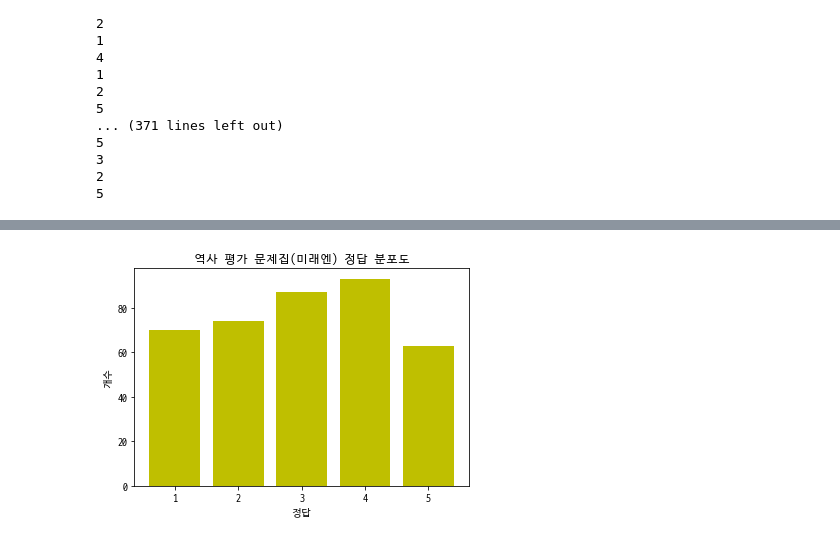
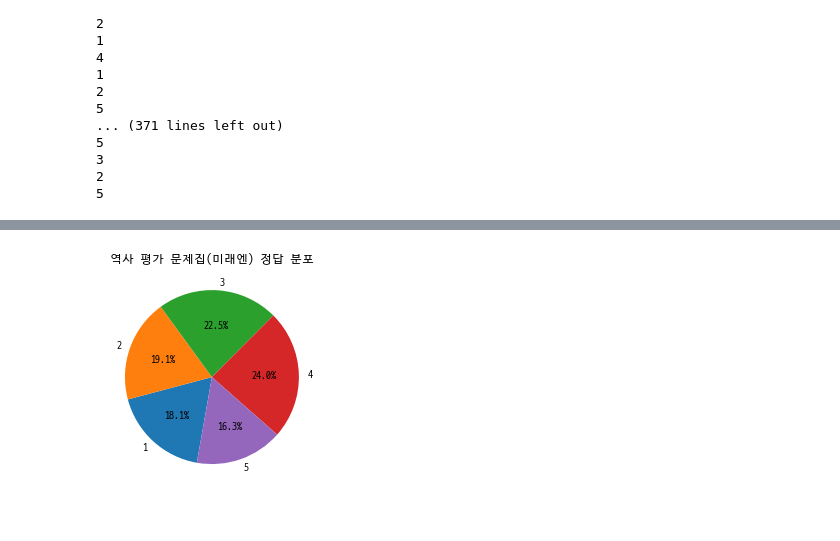
Before and after one commit to gunwoo07/SchoolEDA, a Jupyter notebook: TestAnswers/main.ipynb, the cells around one changed output, grey strips where cells are left out. Saved outputs shown, nothing was run; the diff lists cells and outputs as text; code cells hidden in the pictures.

```diff
--- a/TestAnswers/main.ipynb
+++ b/TestAnswers/main.ipynb
@@ -130,0 +207,13 @@ data = count(answers)
+# %%
+data = count(answers)
+# %%
+def circle(data, title):
+    total = data['1'] + data['2'] + data['3'] + data['4'] + data['5']
+    ratio = []
+
+    for i in range(5):
+        ratio.append((data[f'{i+1}'] / total) * 100)
+
+    labels = ['1', '2', '3', '4', '5']
+    plt.title(title)
+    plt.pie(ratio, labels=labels, autopct='%.1f%%', startangle=260, counterclock=False)
@@ -130,0 +224,8 @@ data = count(answers)
+# %%
+# read data
+with open('역사 평가 문제집(미래엔)', 'r') as f:
+    answers = f.read().split('\n')
+
+for i in range(len(answers)):
+    answers[i] = int(answers[i])
+    print(answers[i])
@@ -131,4 +250,6 @@ data = count(answers)
+# %%
+data = count(answers)
 # %%
-draw(data, '역사 평가 문제집(미래엔)')
+circle(data, '역사 평가 문제집(미래엔) 정답 분포')
 # %% [output]
-[figure, old version]
+[figure, new version]
```
Also changed, not shown: parts of 12 cells of this notebook, 4 other files.
